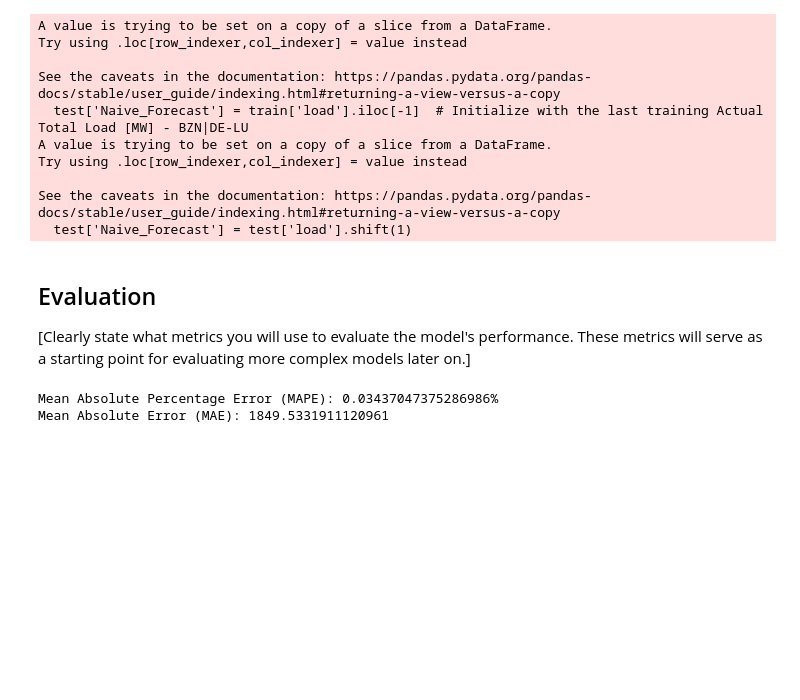
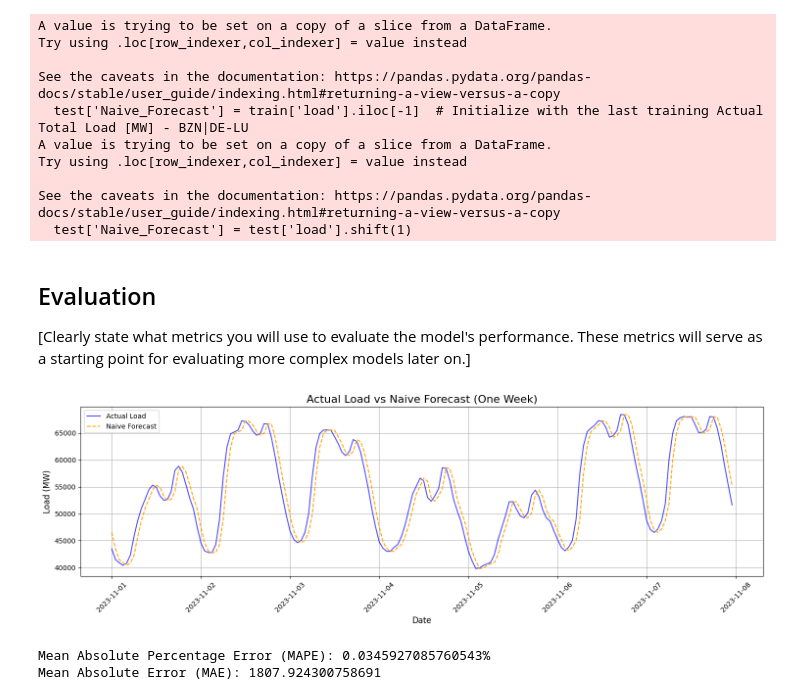
Before and after one commit to Timson1235/energy-timeseries-project, a Jupyter notebook: 2_BaselineModel/naive_forecast_tim.ipynb, the cells around one changed output. Drawn from its saved outputs; the diff is of its cells as text; code cells hidden in the pictures; blank space fills up the shorter version.

```diff
--- a/2_BaselineModel/naive_forecast_tim.ipynb
+++ b/2_BaselineModel/naive_forecast_tim.ipynb
@@ -34,4 +34,11 @@ df.head()
 ## Implementation
 
 Split the data and start the naive forecast model
+# %%
+# Convert the 'from' column to datetime
+df['from'] = pd.to_datetime(df['from'], format='%d.%m.%Y %H:%M')
+
+# Split the data into train and test sets based on date
+train = df[df['from'] < '2023-10-30']
+test = df[df['from'] >= '2023-10-30']
 # %%
@@ -63,15 +66,33 @@ See the caveats in the documentation: https://pandas.pydata.org/pandas-docs/stab
 ## Evaluation
 
 [Clearly state what metrics you will use to evaluate the model's performance. These metrics will serve as a starting point for evaluating more complex models later on.]
+# %%
+# Filter the test set for one week's data
+one_week_test = test[(test['from'] >= '2023-11-01 00:00') & (test['from'] < '2023-11-08 00:00')]
+# %%
+# Plot the actual load and naive forecast
+plt.figure(figsize=(15, 5))
+plt.plot(one_week_test['from'], one_week_test['load'], label='Actual Load', color='blue', alpha=0.7)
+plt.plot(one_week_test['from'], one_week_test['Naive_Forecast'], label='Naive Forecast', color='orange', linestyle='--')
+plt.title('Actual Load vs Naive Forecast (One Week)', fontsize=16)
+plt.xlabel('Date', fontsize=12)
+plt.ylabel('Load (MW)', fontsize=12)
+plt.legend()
+plt.xticks(rotation=45)
+plt.grid(True)
+plt.tight_layout()
+plt.show()
+# %% [output]
+[figure, added]
 # %%
 mae = mean_absolute_error(test['load'], test['Naive_Forecast'])
 # Calculate MAPE
 mape = mean_absolute_percentage_error(test['load'], test['Naive_Forecast'])
 
 # Print MAPE
-print(f"Mean Absolute Percentage Error (MAPE): {mape}%")
+print(f"Mean Absolute Percentage Error (MAPE): {mape}")
 # Print MAE
 print(f"Mean Absolute Error (MAE): {mae}")
 # %% [output]
-Mean Absolute Percentage Error (MAPE): 0.03437047375286986%
-Mean Absolute Error (MAE): 1849.5331911120961
+Mean Absolute Percentage Error (MAPE): 0.0345927085760543%
+Mean Absolute Error (MAE): 1807.924300758691
```
Also changed, not shown: parts of 2 cells of this notebook, 29 other files.
